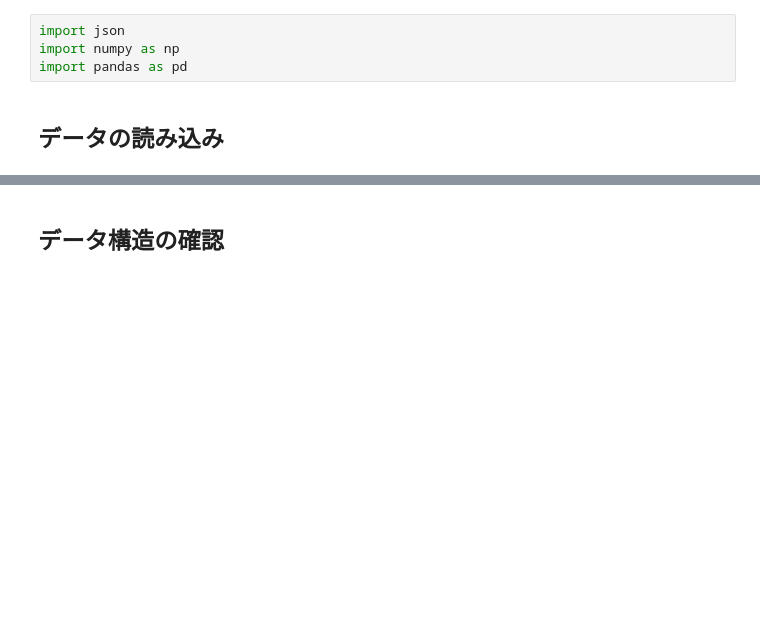
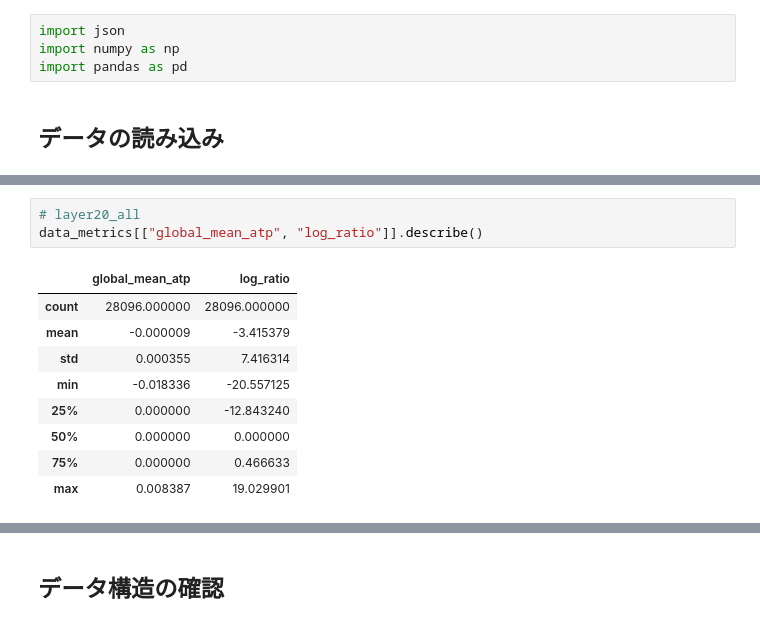
Before and after one commit to Itsuki966/sae_shap, a Jupyter notebook: attribution_patching_analysis.ipynb, the cells around one changed output, grey strips where cells are left out. Saved outputs shown, nothing was run; the diff lists cells and outputs as text; blank space fills up the shorter version.

```diff
--- a/attribution_patching_analysis.ipynb
+++ b/attribution_patching_analysis.ipynb
@@ -31,0 +70,13 @@ data_metrics.head()
+# %%
+# layer20_all
+data_metrics[["global_mean_atp", "log_ratio"]].describe()
+# %% [output]
+|  | global_mean_atp | log_ratio |
+| count | 28096.000000 | 28096.000000 |
+| mean | -0.000009 | -3.415379 |
+| std | 0.000355 | 7.416314 |
+| min | -0.018336 | -20.557125 |
+| 25% | 0.000000 | -12.843240 |
+| 50% | 0.000000 | 0.000000 |
+| 75% | 0.000000 | 0.466633 |
+| max | 0.008387 | 19.029901 |
```
Also changed, not shown: parts of 23 cells of this notebook.
